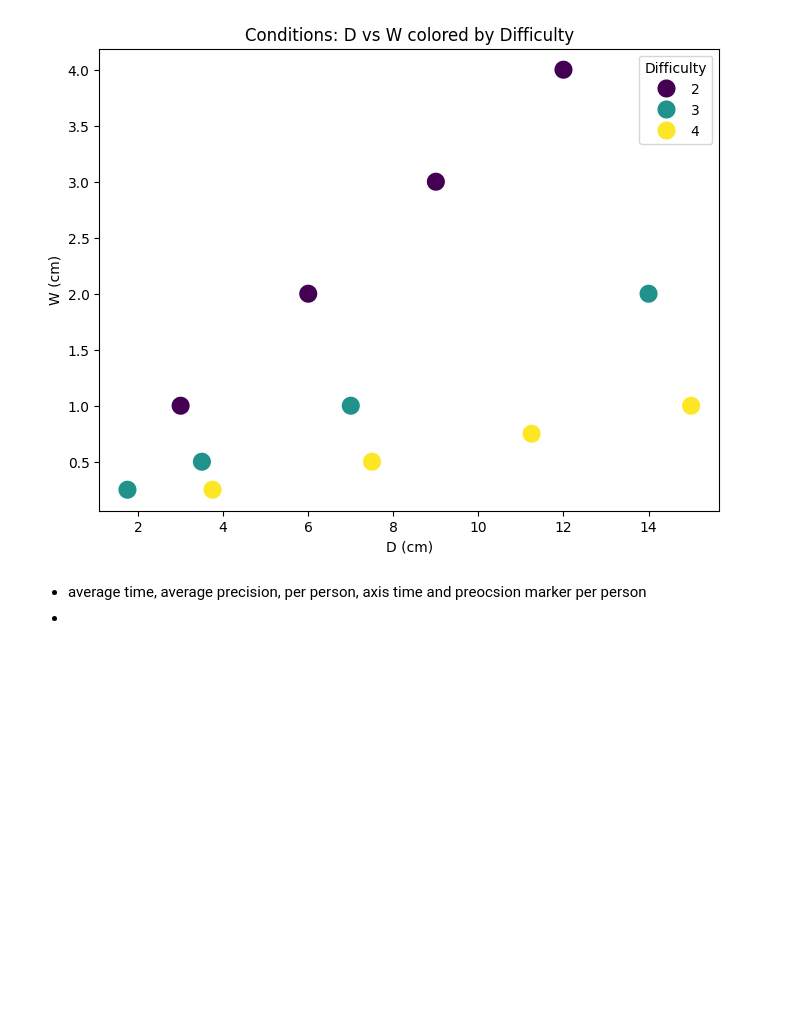
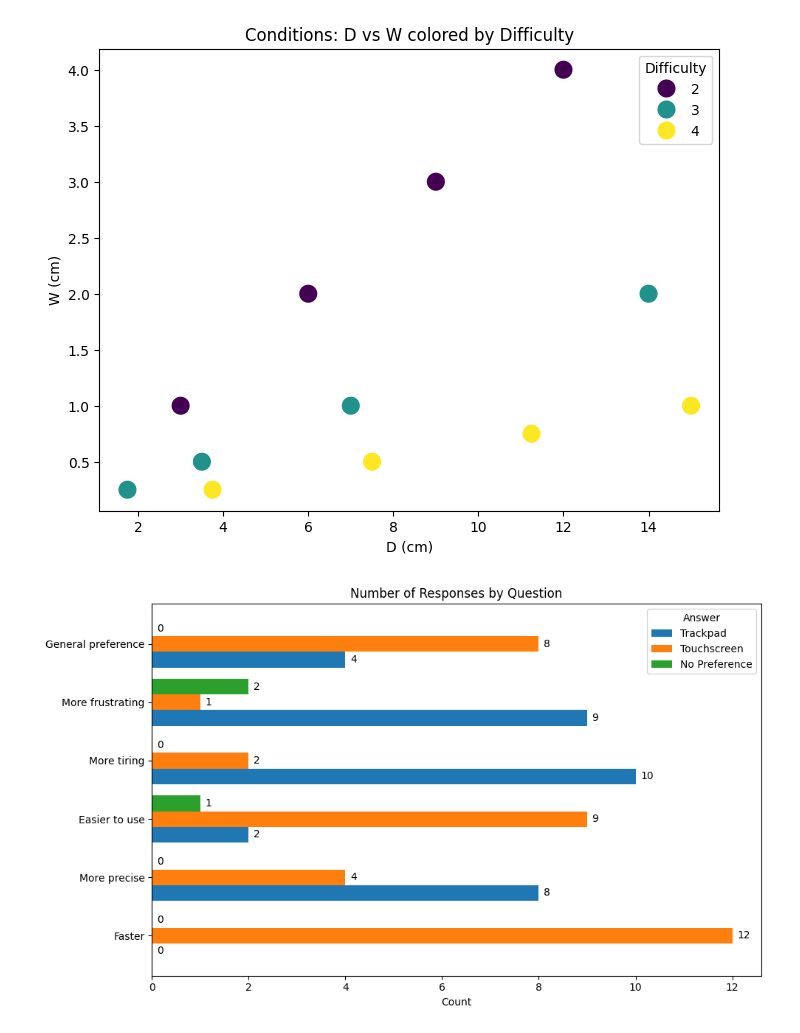
Before and after one commit to wojciechloboda/HCI-lab, a Jupyter notebook: analysis.ipynb, the cells around one changed output. Saved outputs shown, nothing was run; the diff lists cells and outputs as text; code cells hidden in the pictures; blank space fills up the shorter version.

```diff
--- a/analysis.ipynb
+++ b/analysis.ipynb
@@ -277,6 +409,49 @@ plot_summary(group_1_summary)
 [figure]
 [figure]
 [figure]
-# %% [markdown]
-- average time, average precision, per person, axis time and preocsion marker per person
--
+# %%
+import pandas as pd
+import matplotlib.pyplot as plt
+import numpy as np
+
+df = pd.read_csv('questions.csv')
+
+questions = ["faster","more precise","easier to use","more tiring","more frustrating","general preference"]
+
+answer_map = {
+    0: 'No Preference',
+    1: 'Trackpad',
+    2: 'Touchscreen'
+}
+
+for q in questions:
+    df[q] = df[q].map(answer_map)
+
+answer_options = ['Trackpad', 'Touchscreen', 'No Preference']
+
+grouped_values = {q: df[q].value_counts().reindex(answer_options, fill_value=0) for q in questions}
+
+y_pos = np.arange(len(questions))
+bar_height = 0.8 / len(answer_options)
+
+fig, ax = plt.subplots(figsize=(10, 6))
+
+for i, ans in enumerate(answer_options):
+    counts = [grouped_values[q][ans] for q in questions]
+    ax.barh(y_pos - 0.4 + i*bar_height + bar_height/2, counts, height=bar_height, label=ans)
+
+ax.set_yticks(y_pos)
+ax.set_yticklabels([q.capitalize() for q in questions])
+ax.set_xlabel('Count')
+ax.set_title('Number of Responses by Question')
+ax.legend(title='Answer')
+
+for i, ans in enumerate(answer_options):
+    counts = [grouped_values[q][ans] for q in questions]
+    for j, val in enumerate(counts):
+        ax.text(val + 0.1, y_pos[j] - 0.4 + i*bar_height + bar_height/2, str(val), va='center')
+
+plt.tight_layout()
+plt.show()
+# %% [output]
+[figure, added]
```
Also changed, not shown: parts of 11 cells of this notebook, 5 other files.
